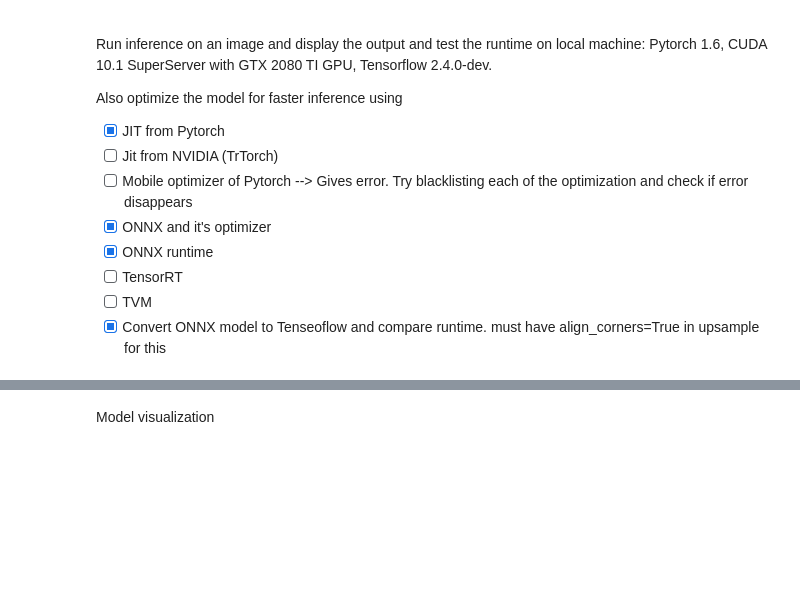
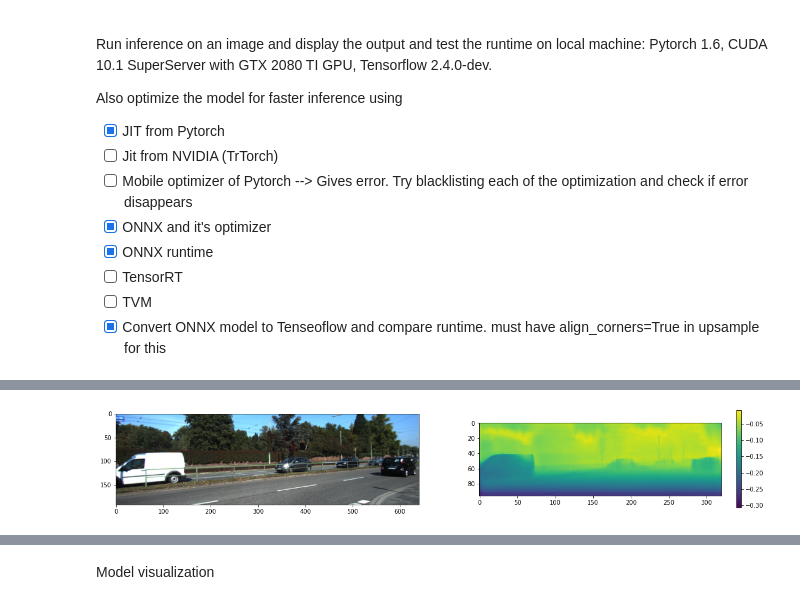
Before and after one commit to bashish101/Pydnet-Pytorch, a Jupyter notebook: inference.ipynb, the cells around one changed output, grey strips where cells are left out. Cells and saved outputs as stored; diff of their text form; code cells hidden in the pictures; blank space fills up the shorter version.

```diff
--- a/inference.ipynb
+++ b/inference.ipynb
@@ -116,0 +141,7 @@ fig.colorbar(depthmap);
+# %%
+output=pyddepth(example1)
+
+%timeit time_torch_model(pyddepth, example1, print_time=False, use_cuda="cuda" in device )
+
+plot_input_output(img1, output)
+# %% [output]
@@ -117,3 +150,4 @@ fig.colorbar(depthmap);
+[figure, added]
 # %%
 # Verify the global sparsity
 num=0;den=0
```
Also changed, not shown: parts of 48 cells of this notebook, 2 other files.
